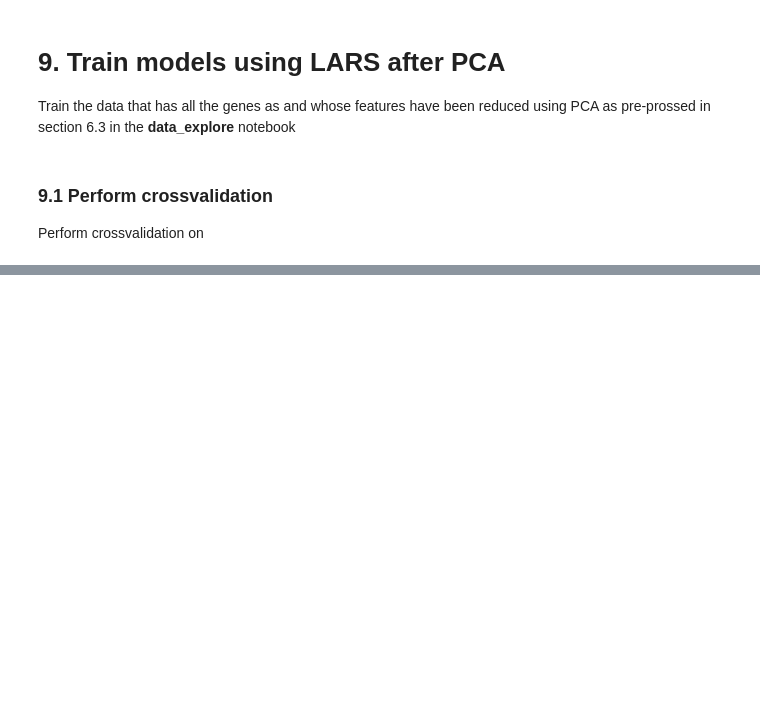
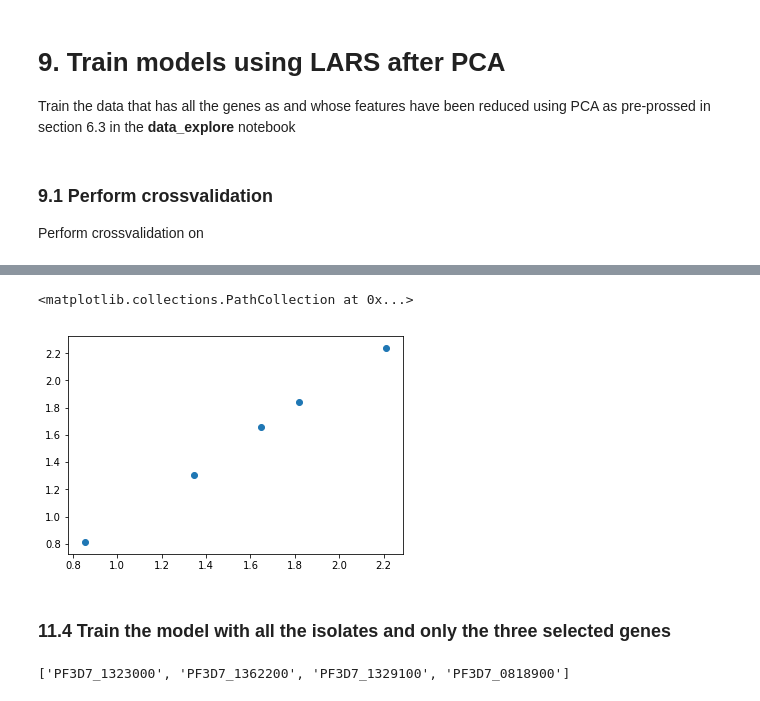
Before and after one commit to Monida/Dream_Challenge_Malaria, a Jupyter notebook: scripts/try_models.ipynb, the cells around one changed output, grey strips where cells are left out. Saved outputs shown, nothing was run; the diff lists cells and outputs as text; code cells hidden in the pictures; blank space fills up the shorter version.

```diff
--- a/scripts/try_models.ipynb
+++ b/scripts/try_models.ipynb
@@ -876,0 +1298,48 @@ Conclussion: This model doesn't perfom well because all training scores are belo
+# %%
+selected_genes=['PF3D7_1323000','PF3D7_1362200','PF3D7_1329100','PF3D7_0818900']
+# %%
+def tryModel(genes,val_isolates,dfx,dfy):
+    model_info={}
+
+    train_isolates=findTrainIsolates(val_isolates,dfx)
+
+    X=filterDfByIsolates(train_isolates,dfx)
+    X=filterDfByGenes(genes,X)
+
+    y=filterDfByIsolates(train_isolates,dfy)
+
+    model=KernelRidge(alpha=1)
+    model=model.fit(X.values,y.values)
+
+    X_val=filterDfByIsolates(val_isolates,dfx)
+    X_val=filterDfByGenes(genes,X_val)
+
+    y_val=filterDfByIsolates(val_isolates,dfy).values
+
+    y_pred=model.predict(X_val)
+
+    score=model.score(X_val,y_val)
+
+    model_info['y']=y.values
+    model_info['y_val']=y_val
+    model_info['X']=X.values
+    model_info['X_val']=X_val
+    model_info['y_pred']=y_pred
+    model_info['score']=score
+    return model_info
+# %%
+try_model=tryModel(selected_genes,val_isolates,train,IC50)
+# %%
+y=[try_model['y_val'][i][0] for i in range(len(try_model['y_val']))]
+y_pred=try_model['y_pred']
+# %%
+plt.scatter(y,y_pred)
+# %% [output]
+<matplotlib.collections.PathCollection at 0x...>
+[figure, added]
+# %% [markdown]
+### 11.4 Train the model with all the isolates and only the three selected genes
+# %%
+selected_genes
+# %% [output]
+['PF3D7_1323000', 'PF3D7_1362200', 'PF3D7_1329100', 'PF3D7_0818900']
```
Also changed, not shown: parts of 133 cells of this notebook, 8 other files.
